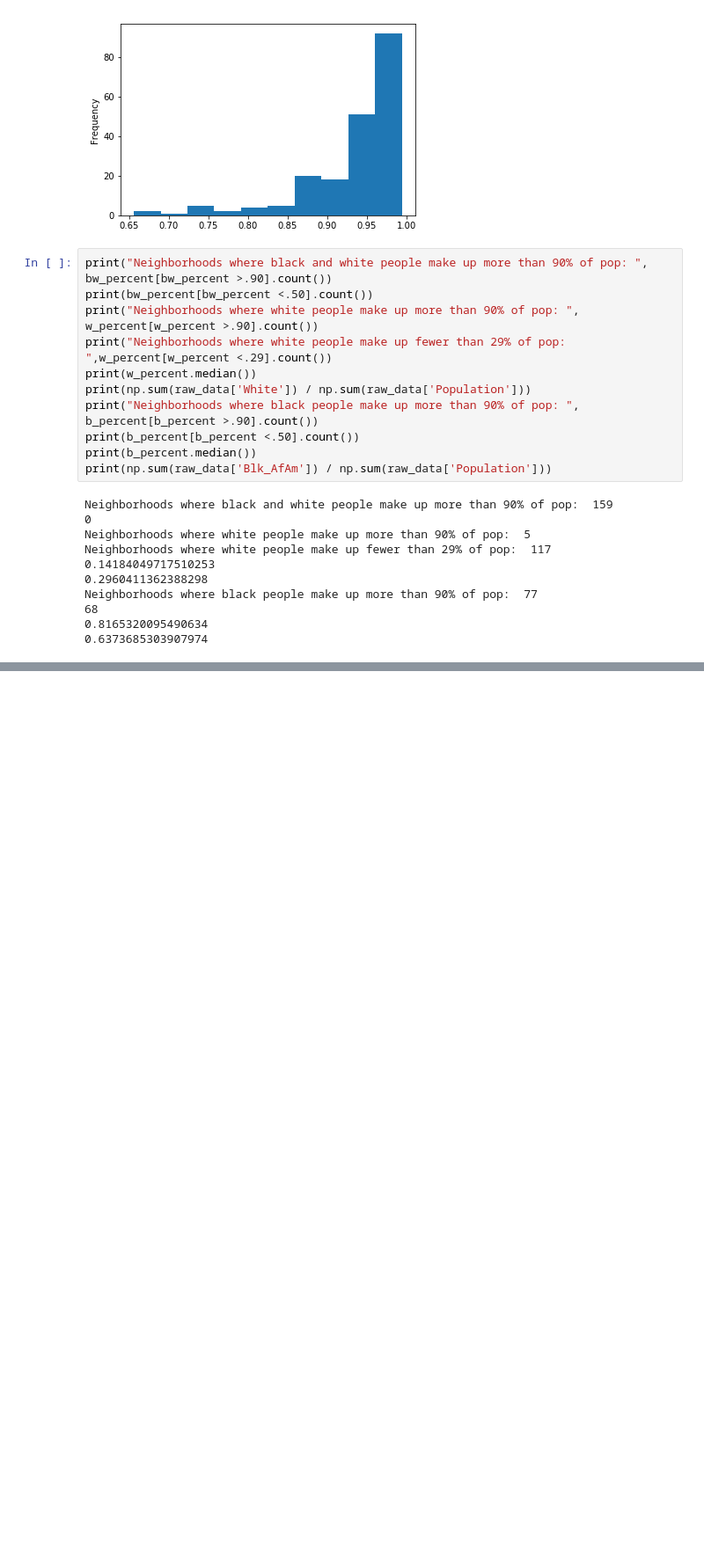
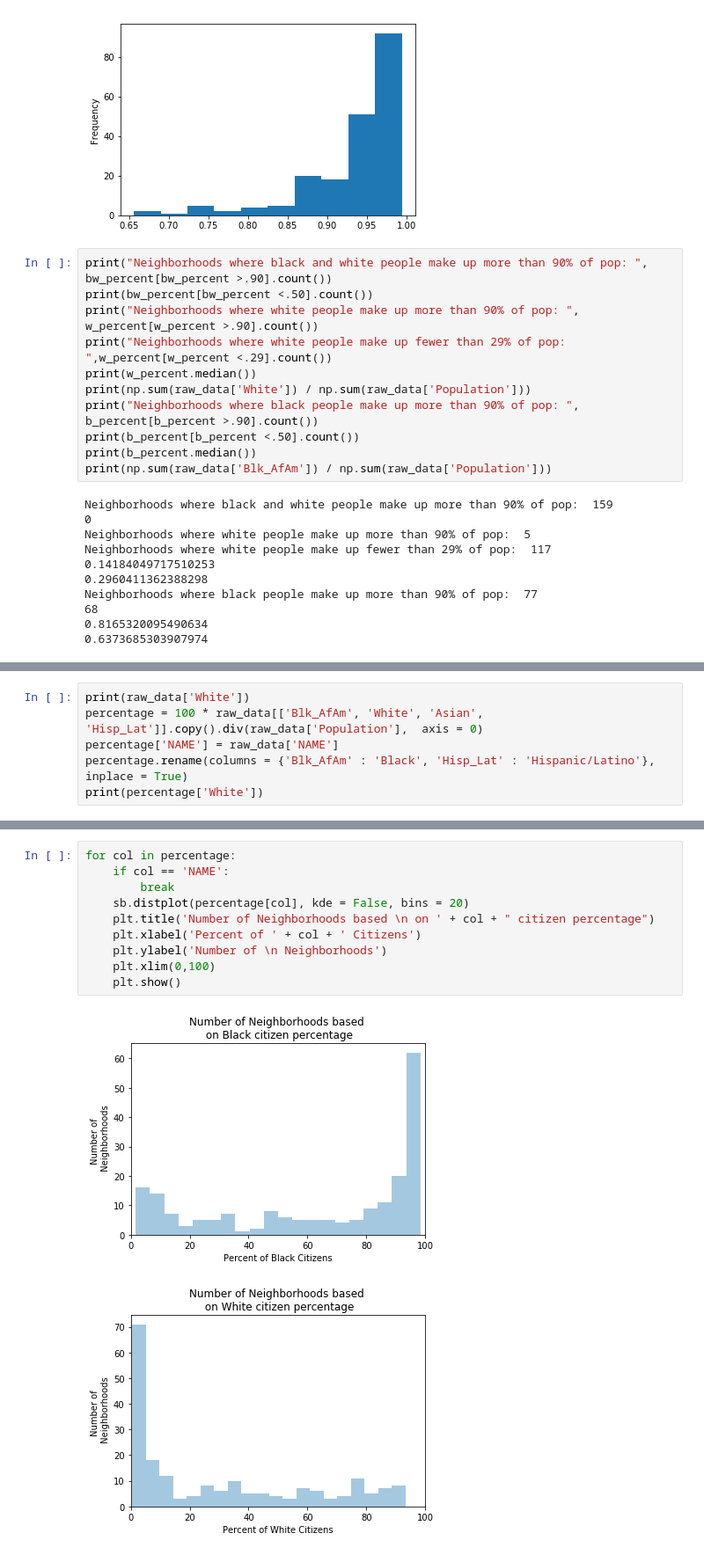
Before and after one commit to jrw5/Baltimore-Demographics, a Jupyter notebook: Baltimore-Census.ipynb, the cells around one changed output, grey strips where cells are left out. Shown at 88% size. Cells and saved outputs as stored; diff of their text form; blank space fills up the shorter version.

```diff
--- a/Baltimore-Census.ipynb
+++ b/Baltimore-Census.ipynb
@@ -175,0 +206,6 @@ Neighborhoods where black people make up more than 90% of pop:  77
+# %%
+print(raw_data['White'])
+percentage = 100 * raw_data[['Blk_AfAm', 'White', 'Asian', 'Hisp_Lat']].copy().div(raw_data['Population'],  axis = 0)
+percentage['NAME'] = raw_data['NAME']
+percentage.rename(columns = {'Blk_AfAm' : 'Black', 'Hisp_Lat' : 'Hispanic/Latino'}, inplace = True)
+print(percentage['White'])
@@ -175,0 +230,13 @@ Neighborhoods where black people make up more than 90% of pop:  77
+# %%
+for col in percentage:
+    if col == 'NAME':
+        break
+    sb.distplot(percentage[col], kde = False, bins = 20)
+    plt.title('Number of Neighborhoods based \n on ' + col + " citizen percentage")
+    plt.xlabel('Percent of ' + col + ' Citizens')
+    plt.ylabel('Number of \n Neighborhoods')
+    plt.xlim(0,100)
+    plt.show()
+# %% [output]
+[figure, added]
+[figure, added]
```
Also changed, not shown: parts of 24 cells of this notebook.
